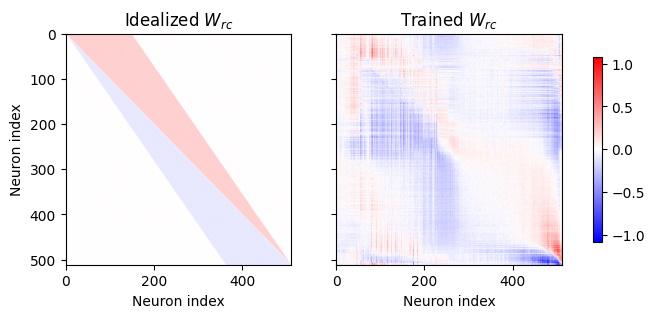
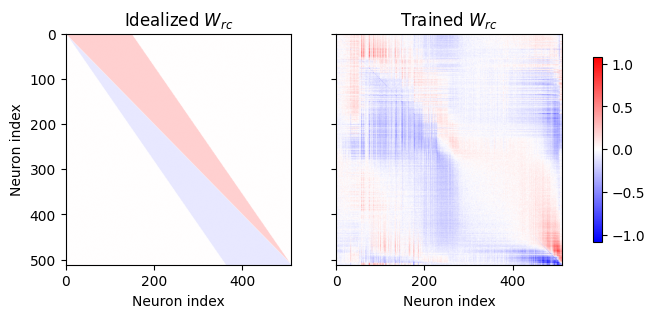
The notebook cell's code change between the first figure and the second:
--- before
+++ after
@@ -28,3 +28,3 @@
 axes[1].set_title(r'Trained $W_{rc}$')
 fig.colorbar(im, ax=axes, shrink=0.8)
-plt.savefig('Wrc_comparison.png', dpi=500, bbox_inches='tight', transparent=True)
+plt.savefig('Wrc_comparison.png', dpi=500, bbox_inches='tight', transparent=False)

Commit: new